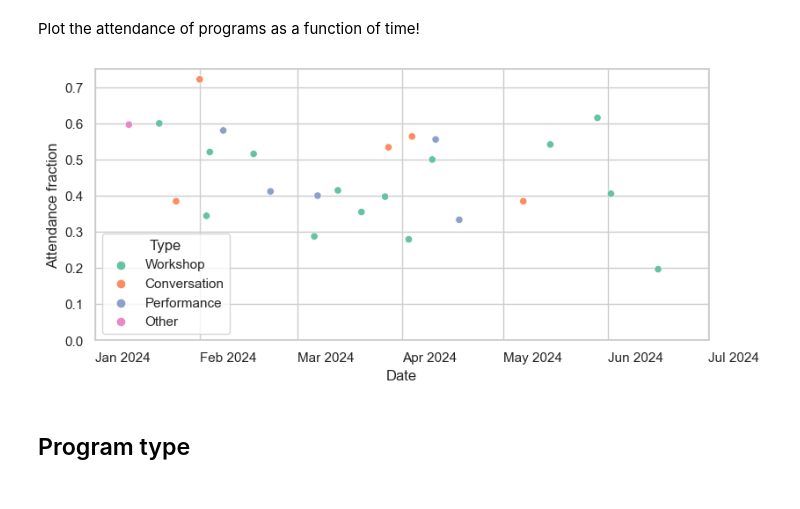
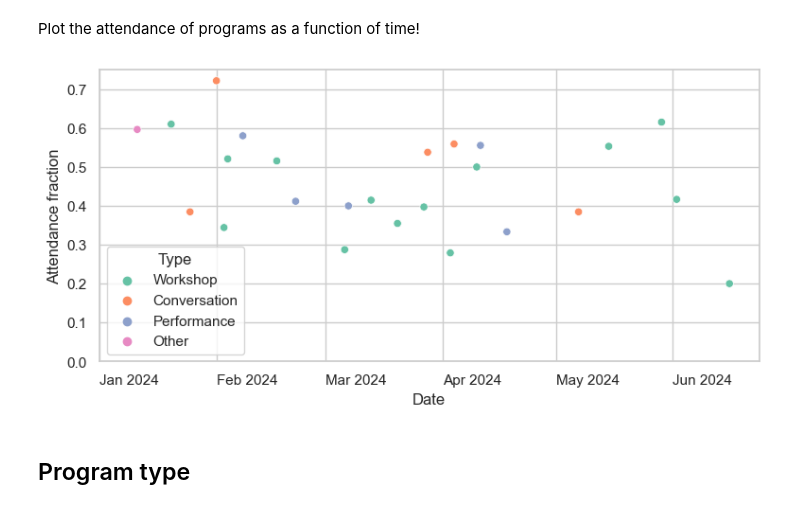
Before and after one commit to abigailStev/altru-shenanigans, a Jupyter notebook: quant_sandbox-foodfight.ipynb, the cells around one changed output. Cells and saved outputs as stored; diff of their text form; code cells hidden in the pictures.

```diff
--- a/quant_sandbox-foodfight.ipynb
+++ b/quant_sandbox-foodfight.ipynb
@@ -253,15 +253,15 @@ Plot the attendance of programs as a function of time!
 # %%
 fig, ax = plt.subplots(figsize=(9,4))
 sns.set_palette("Set2")
 fig = sns.scatterplot(data=programs, x='Date', y='Percentage', hue='Type')
-x_dates = pd.date_range(start='1/2024', end='7/2024', freq='MS', inclusive='both')
+x_dates = pd.date_range(start='1/2024', end='6/2024', freq='MS', inclusive='both')
 ax.set_xticks(x_dates, labels=x_dates.strftime('%b %Y'), horizontalalignment='left')
 ## TODO: mouseover to read name?!?
 ax.set(ylim=(0, 0.75), ylabel="Attendance fraction")
 fig.figure.savefig("program_attendance_timeline_scatter.png",bbox_inches='tight')
 plt.show()
 # %% [output]
-[figure, old version]
+[figure, new version]
 # %% [markdown]
 ## Program type
 # %%
```
Also changed, not shown: parts of 37 cells of this notebook.
